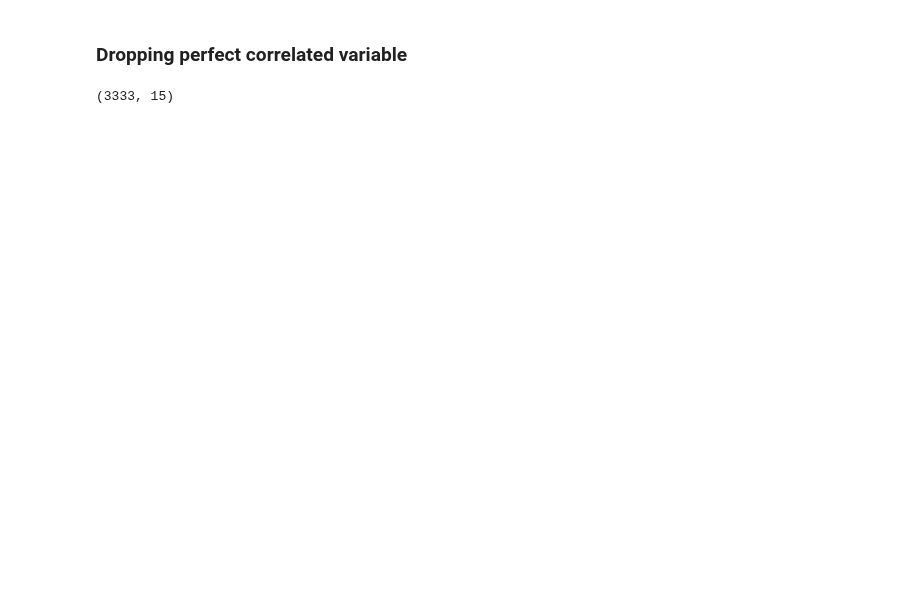
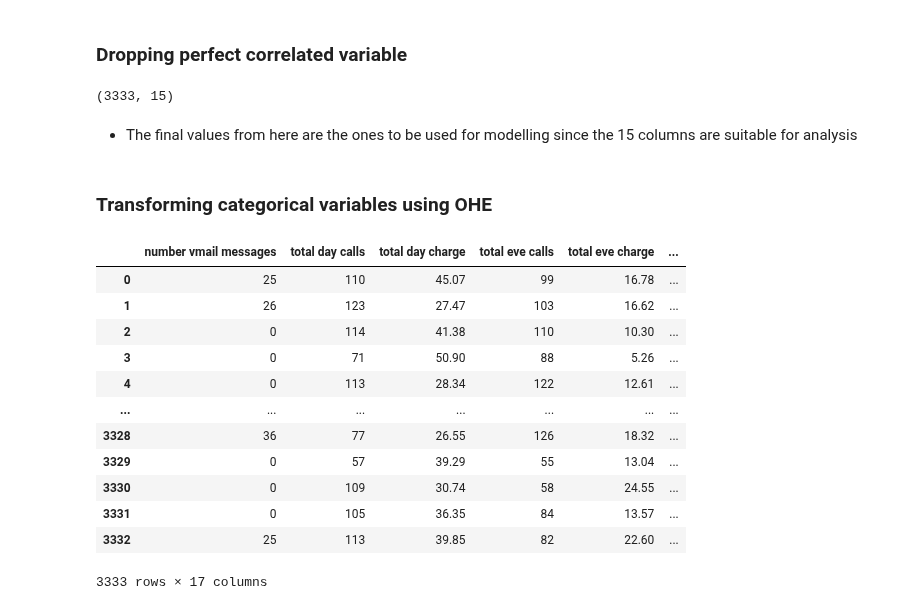
Before and after one commit to nelkemboi/dsc-phase-3-project-v2-3, a Jupyter notebook: customerchurn.ipynb, the cells around one changed output. Cells and saved outputs as stored; diff of their text form; code cells hidden in the pictures; blank space fills up the shorter version.

```diff
--- a/customerchurn.ipynb
+++ b/customerchurn.ipynb
@@ -349,20 +355,47 @@ plt.show()
 # %% [markdown]
 ### Dropping perfect correlated variable
-# %%
-#droping features with highest correlation
-
-# Compute the correlation matrix
-correlation_matrix = numerical_df.corr().abs()
-
-# Set a correlation threshold
-correlation_threshold = 0.8
-
-# Find the column with the highest correlation
-highest_correlation_col = correlation_matrix.iloc[:, :-1].abs().sum().idxmax()
-
-# Drop the column with high correlation
-seriatel_df = seriatel_df.drop(highest_correlation_col, axis=1)
-# %%
-numerical_df.shape
-# %% [output]
-(3333, 15)
+# %%
+#droping features with perfect correlation using our previous seriatel_df
+new_seriatel_df = seriatel_df.drop(columns=['total day minutes', 'total eve minutes', 'total night minutes', 'total intl minutes', 'area code', 'state'], axis=1)
+# %%
+#checking for the shape of the data
+new_seriatel_df.shape
+# %% [output]
+(3333, 15)
+# %% [markdown]
+* The final values from here are the ones to be used for modelling since the 15 columns are suitable for analysis
+# %% [markdown]
+### Transforming categorical variables using OHE
+# %%
+#transformimg categorical data using OHE
+
+# Select the categorical columns to be one-hot encoded
+categorical_columns = ['international plan', 'voice mail plan']
+
+# Create an instance of the OneHotEncoder
+encoder = OneHotEncoder()
+
+# Fit and transform the categorical columns
+encoded_data = encoder.fit_transform(new_seriatel_df[categorical_columns])
+
+# Convert the encoded data to a DataFrame
+encoded_df = pd.DataFrame(encoded_data.toarray(), columns=encoder.get_feature_names(categorical_columns))
+
+# Concatenate the encoded DataFrame with the remaining columns from the original DataFrame
+final_df = pd.concat([new_seriatel_df.drop(categorical_columns, axis=1), encoded_df], axis=1)
+
+final_df
+# %% [output]
+|  | number vmail messages | total day calls | total day charge | total eve calls | total eve charge | ... |
+| 0 | 25 | 110 | 45.07 | 99 | 16.78 | ... |
+| 1 | 26 | 123 | 27.47 | 103 | 16.62 | ... |
+| 2 | 0 | 114 | 41.38 | 110 | 10.30 | ... |
+| 3 | 0 | 71 | 50.90 | 88 | 5.26 | ... |
+| 4 | 0 | 113 | 28.34 | 122 | 12.61 | ... |
+| ... | ... | ... | ... | ... | ... | ... |
+| 3328 | 36 | 77 | 26.55 | 126 | 18.32 | ... |
+| 3329 | 0 | 57 | 39.29 | 55 | 13.04 | ... |
+| 3330 | 0 | 109 | 30.74 | 58 | 24.55 | ... |
+| 3331 | 0 | 105 | 36.35 | 84 | 13.57 | ... |
+| 3332 | 25 | 113 | 39.85 | 82 | 22.60 | ... |
+3333 rows × 17 columns
```
Also changed, not shown: parts of 8 cells of this notebook.
